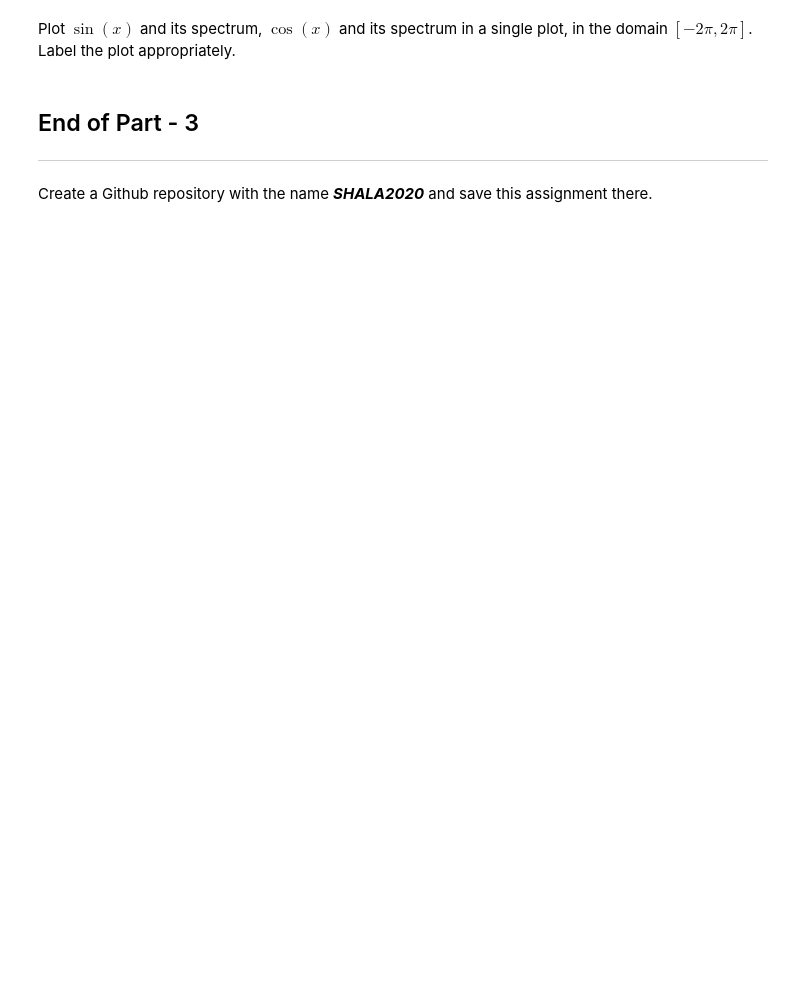
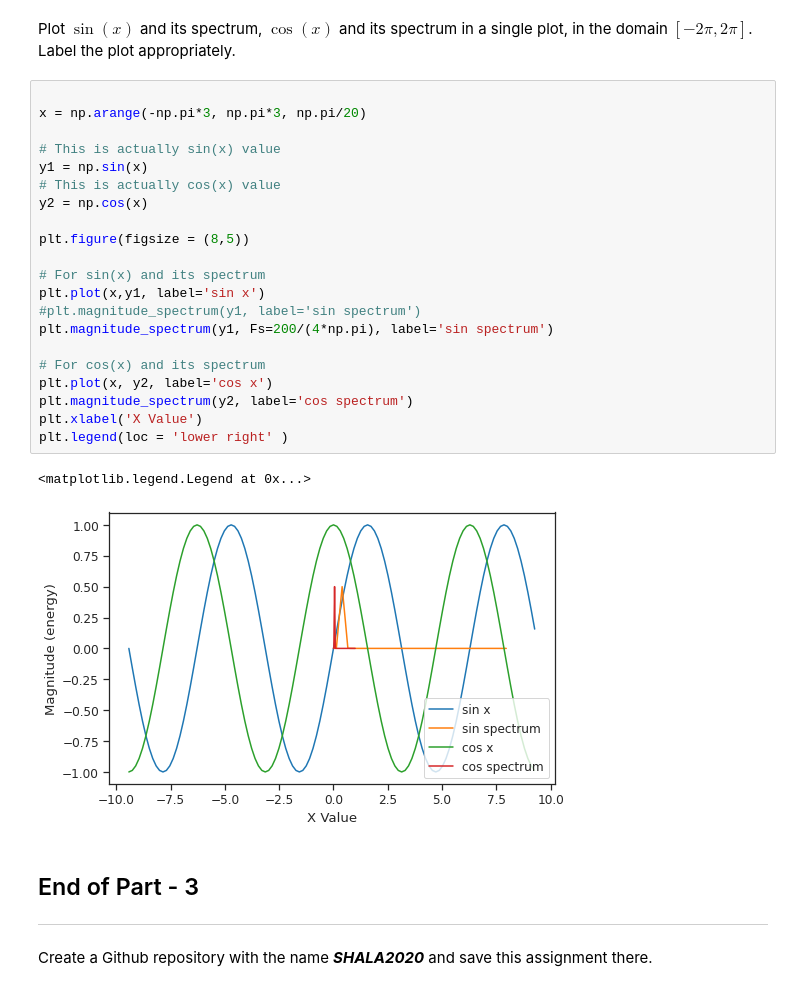
Before and after one commit to Joydeep75/SHALA2020, a Jupyter notebook: JG_Assignment_1_DS.ipynb, the cells around one changed output. Drawn from its saved outputs; the diff is of its cells as text; blank space fills up the shorter version.

```diff
--- a/JG_Assignment_1_DS.ipynb
+++ b/JG_Assignment_1_DS.ipynb
@@ -603,5 +619,29 @@ Plot the sine function with domain in $[-3\pi,3\pi]$. Label the axes appropriate
 # %% [markdown]
 Plot $\sin(x)$ and its spectrum, $\cos(x)$ and its spectrum in a single plot, in the domain $[-2\pi,2\pi]$. Label the plot appropriately.
+# %%
+
+x = np.arange(-np.pi*3, np.pi*3, np.pi/20)
+
+# This is actually sin(x) value
+y1 = np.sin(x)
+# This is actually cos(x) value
+y2 = np.cos(x)
+
+plt.figure(figsize = (8,5))
+
+# For sin(x) and its spectrum
+plt.plot(x,y1, label='sin x')
+#plt.magnitude_spectrum(y1, label='sin spectrum')
+plt.magnitude_spectrum(y1, Fs=200/(4*np.pi), label='sin spectrum')
+
+# For cos(x) and its spectrum
+plt.plot(x, y2, label='cos x')
+plt.magnitude_spectrum(y2, label='cos spectrum')
+plt.xlabel('X Value')
+plt.legend(loc = 'lower right' )
+# %% [output]
+<matplotlib.legend.Legend at 0x...>
+[figure, added]
 # %% [markdown]
 ## End of Part - 3
 ---
```
Also changed, not shown: parts of 2 cells of this notebook.
